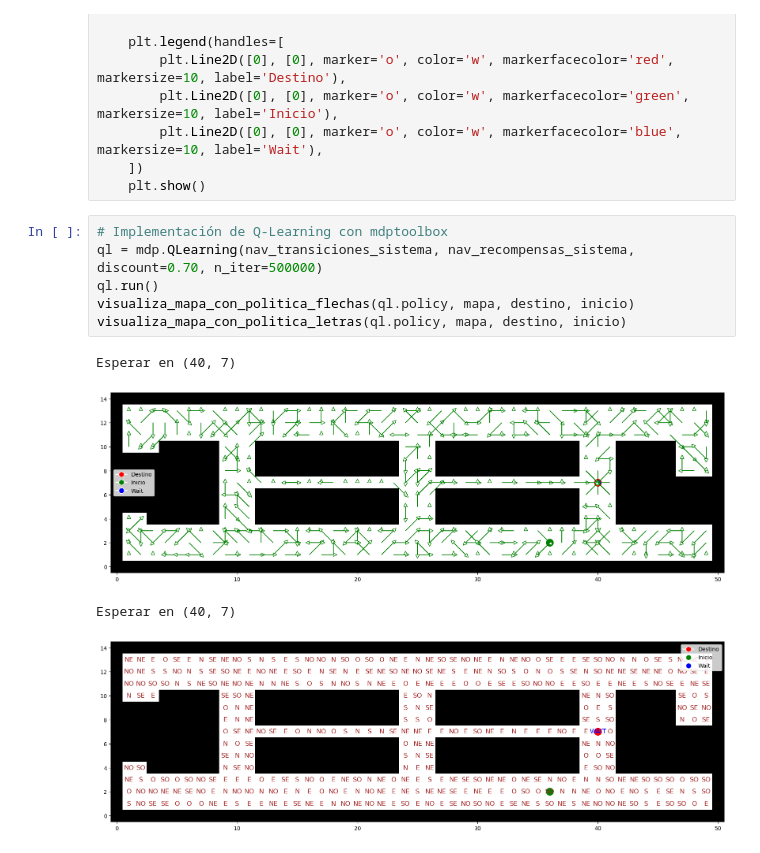
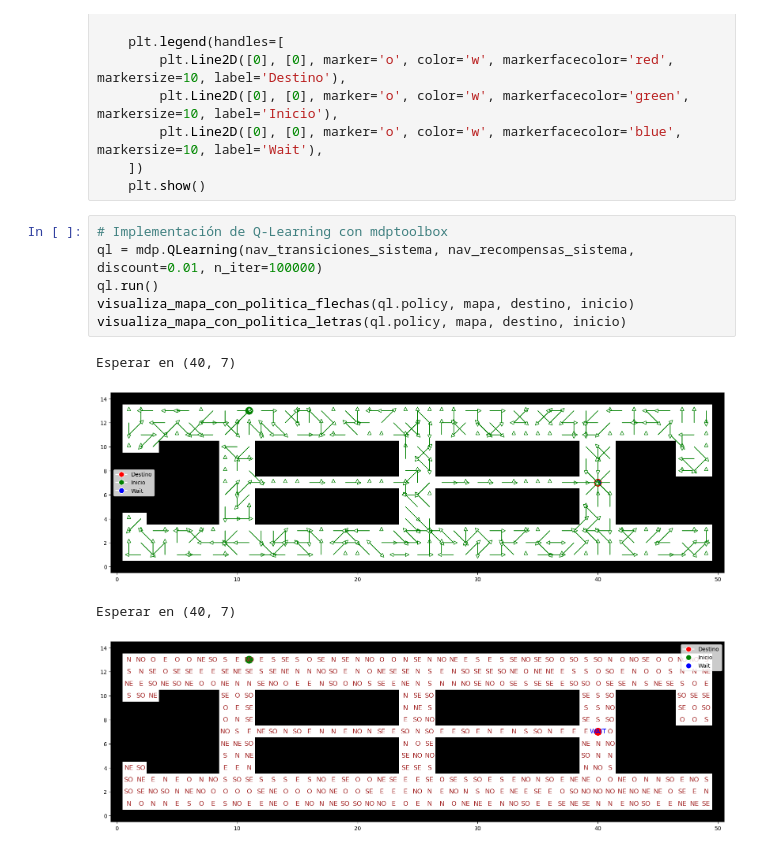
Before and after one commit to jormunrod/IA_RL_Project, a Jupyter notebook: Proyect.ipynb, the cells around one changed output. Drawn from its saved outputs; the diff is of its cells as text.

Commit message:
qlearning working done

```diff
--- a/Proyect.ipynb
+++ b/Proyect.ipynb
@@ -263,12 +263,12 @@ def visualiza_mapa_con_politica_letras(politica, mapa, destino, inicio):
     plt.show()
 # %%
 # Implementación de Q-Learning con mdptoolbox
-ql = mdp.QLearning(nav_transiciones_sistema, nav_recompensas_sistema, discount=0.70, n_iter=500000)
+ql = mdp.QLearning(nav_transiciones_sistema, nav_recompensas_sistema, discount=0.01, n_iter=100000)
 ql.run()
 visualiza_mapa_con_politica_flechas(ql.policy, mapa, destino, inicio)
 visualiza_mapa_con_politica_letras(ql.policy, mapa, destino, inicio)
 # %% [output]
 Esperar en (40, 7)
-[figure, old version]
+[figure, new version]
 Esperar en (40, 7)
-[figure, old version]
+[figure, new version]
```
Also changed, not shown: parts of 2 cells of this notebook.
